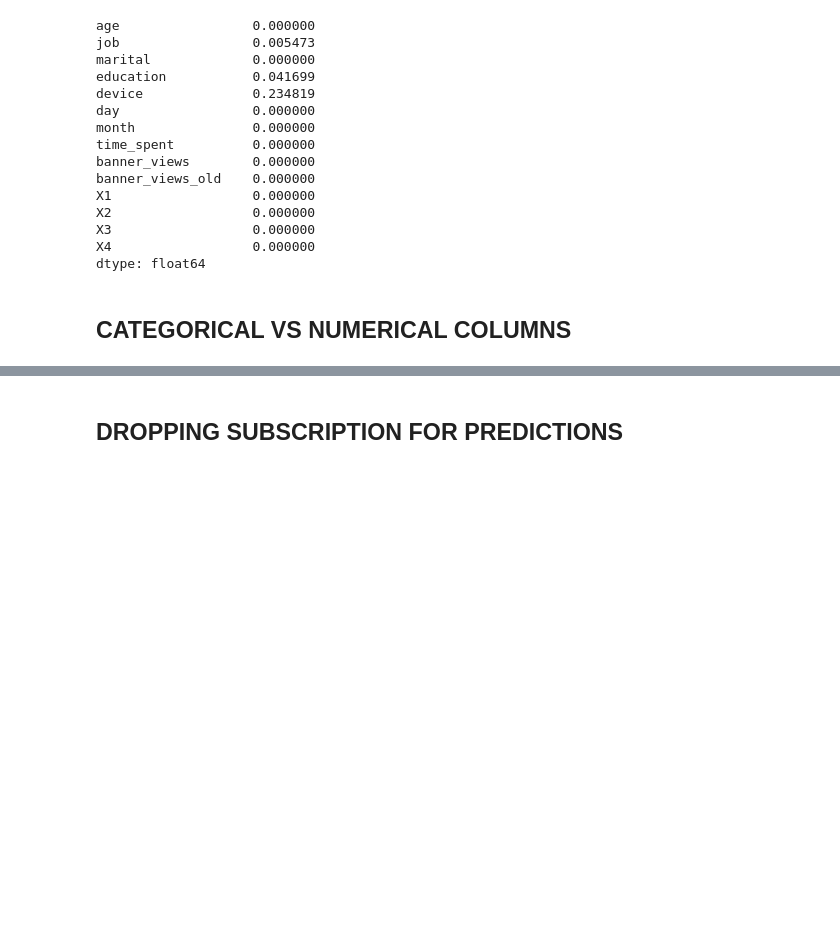
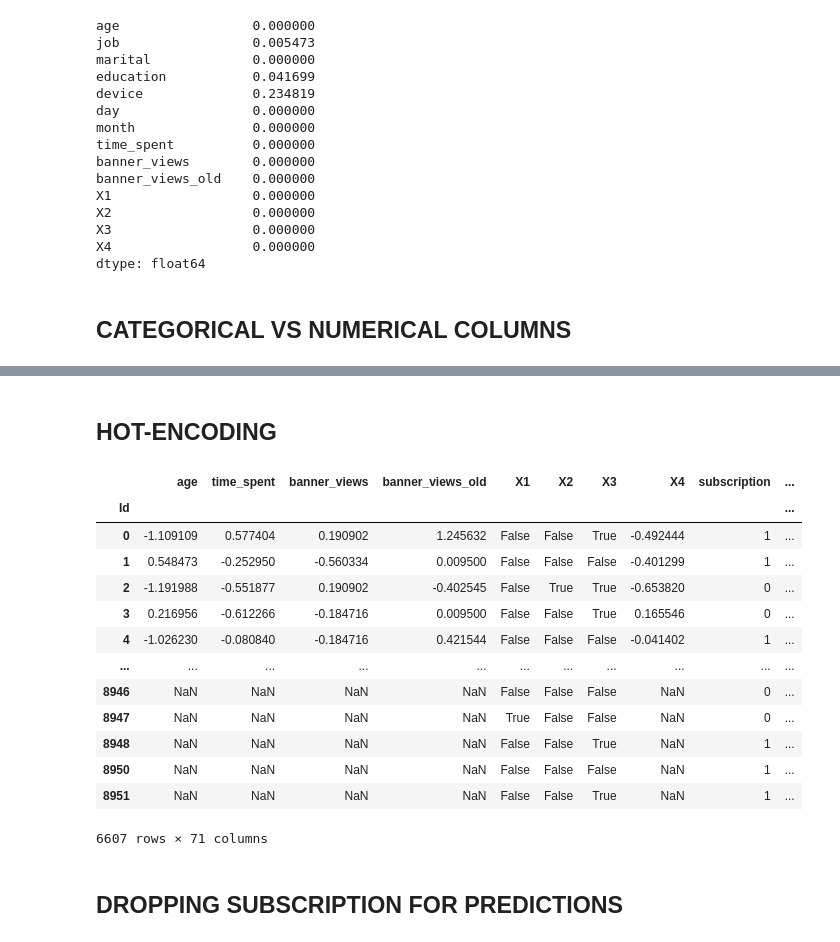
Before and after one commit to realbigi/ML_Data_Competition, a Jupyter notebook: LIAM/Report_LIAM2.ipynb, the cells around one changed output, grey strips where cells are left out. Drawn from its saved outputs; the diff is of its cells as text; code cells hidden in the pictures; blank space fills up the shorter version.

```diff
--- a/LIAM/Report_LIAM2.ipynb
+++ b/LIAM/Report_LIAM2.ipynb
@@ -239,3 +564,24 @@ numerical_columns_names = list(numerical_columns)
+# %% [markdown]
+## HOT-ENCODING
+# %%
+train_hot = pd.get_dummies(train, columns=['job','marital','education','device','day','month'])
+# %%
+train_hot
+# %% [output]
+|  | age | time_spent | banner_views | banner_views_old | X1 | X2 | X3 | X4 | subscription | ... |
+| Id |  |  |  |  |  |  |  |  |  | ... |
+| 0 | -1.109109 | 0.577404 | 0.190902 | 1.245632 | False | False | True | -0.492444 | 1 | ... |
+| 1 | 0.548473 | -0.252950 | -0.560334 | 0.009500 | False | False | False | -0.401299 | 1 | ... |
+| 2 | -1.191988 | -0.551877 | 0.190902 | -0.402545 | False | True | True | -0.653820 | 0 | ... |
+| 3 | 0.216956 | -0.612266 | -0.184716 | 0.009500 | False | False | True | 0.165546 | 0 | ... |
+| 4 | -1.026230 | -0.080840 | -0.184716 | 0.421544 | False | False | False | -0.041402 | 1 | ... |
+| ... | ... | ... | ... | ... | ... | ... | ... | ... | ... | ... |
+| 8946 | NaN | NaN | NaN | NaN | False | False | False | NaN | 0 | ... |
+| 8947 | NaN | NaN | NaN | NaN | True | False | False | NaN | 0 | ... |
+| 8948 | NaN | NaN | NaN | NaN | False | False | True | NaN | 1 | ... |
+| 8950 | NaN | NaN | NaN | NaN | False | False | False | NaN | 1 | ... |
+| 8951 | NaN | NaN | NaN | NaN | False | False | True | NaN | 1 | ... |
+6607 rows × 71 columns
 # %% [markdown]
 ## DROPPING SUBSCRIPTION FOR PREDICTIONS
 # %%
```
Also changed, not shown: parts of 30 cells of this notebook.
